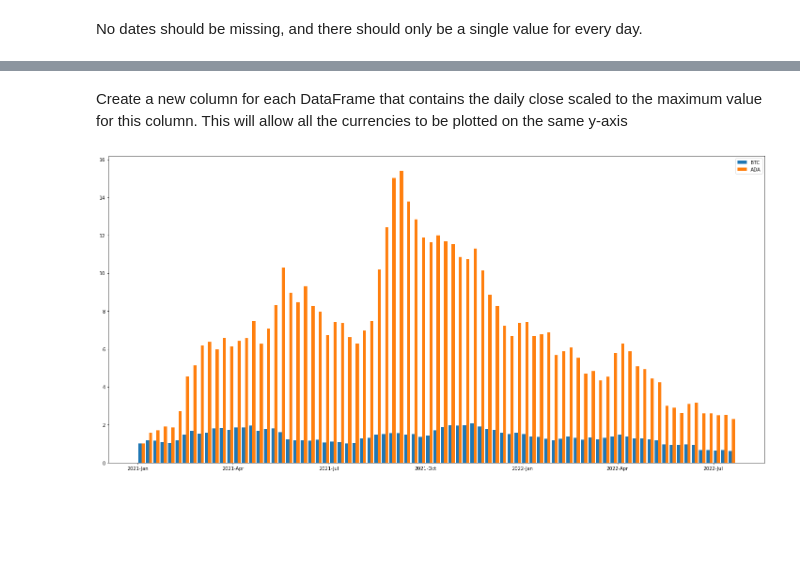
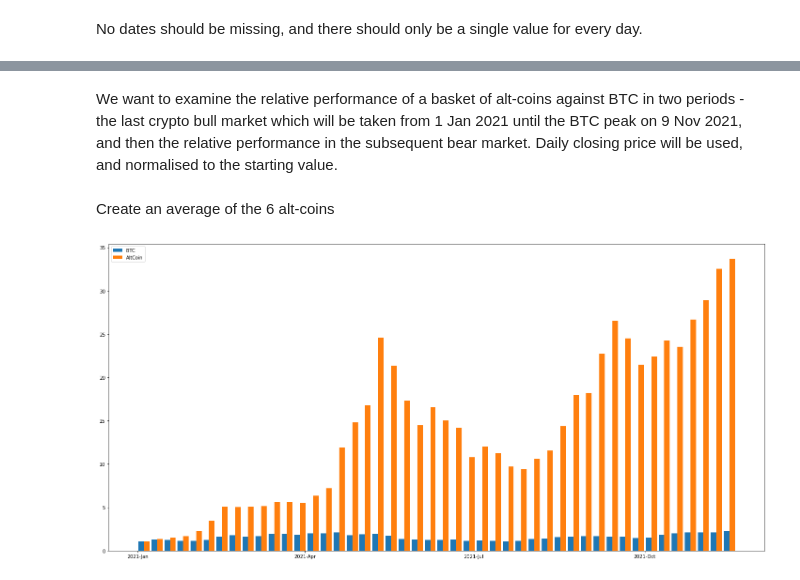
Before and after one commit to quantivfy/PublicNotebooks, a Jupyter notebook: Crypto2/Crypto.ipynb, the cells around one changed output, grey strips where cells are left out. Saved outputs shown, nothing was run; the diff lists cells and outputs as text; code cells hidden in the pictures; blank space fills up the shorter version.

Commit message:
Updated chart

```diff
--- a/Crypto2/Crypto.ipynb
+++ b/Crypto2/Crypto.ipynb
@@ -10,8 +56,10 @@ Bring in the crypto datasets.  These are the max historical data from Yahoo fina
 # %%
-ada = pd.read_csv('ADA-USD.csv', parse_dates=True, index_col=[0])
+aave = pd.read_csv('AAVE-USD.csv', parse_dates=True, index_col=[0])
+atom = pd.read_csv('ATOM-USD.csv', parse_dates=True, index_col=[0])
 btc = pd.read_csv('BTC-USD.csv', parse_dates=True, index_col=[0])
+cro = pd.read_csv('CRO-USD.csv', parse_dates=True, index_col=[0])
 doge = pd.read_csv('DOGE-USD.csv', parse_dates=True, index_col=[0])
-eth = pd.read_csv('ETH-USD.csv', parse_dates=True, index_col=[0])
+miota = pd.read_csv('MIOTA-USD.csv', parse_dates=True, index_col=[0])
 sol= pd.read_csv('SOL-USD.csv', parse_dates=True, index_col=[0])
 # %% [markdown]
 We aren't expecting any missing values, so check all DataFrames for NaN
@@ -66,36 +138,41 @@ Every day is present for SOL: True
-# %% [markdown]
-Create a new column for each DataFrame that contains the daily close scaled to the maximum value for this column.  This will allow all the currencies to be plotted on the same y-axis
+# %% [markdown]
+We want to examine the relative performance of a basket of alt-coins against BTC in two periods - the last crypto bull market which will be taken from 1 Jan 2021 until the BTC peak on 9 Nov 2021, and then the relative performance in the subsequent bear market.  Daily closing price will be used, and normalised to the starting value.
+# %%
+def CreateBullMarketDf(df):
+    dfBull = df[(df.index >= '2021-01-01') & (df.index <= '2021-11-9')].copy()
+    dfBull['RelativeClose'] = dfBull.Close / dfBull.Close.iloc[0]
+    return dfBull
+
+btcBull = CreateBullMarketDf(btc)
+# %% [markdown]
+Create an average of the 6 alt-coins
+# %%
+aaveBull = CreateBullMarketDf(aave)
+atomBull = CreateBullMarketDf(atom)
+croBull = CreateBullMarketDf(cro)
+dogeBull = CreateBullMarketDf(doge)
+miotaBull = CreateBullMarketDf(miota)
+solBull = CreateBullMarketDf(sol)
+
+atlCoinIndex = ((aaveBull.RelativeClose + atomBull.RelativeClose + croBull.RelativeClose +
+    dogeBull.RelativeClose + miotaBull.RelativeClose + solBull.RelativeClose) / 6).to_frame('RelativeClose')
 # %%
-ada2021 = ada[ada.index >= '2021-01-01'].resample('W').mean()
-btc2021 = btc[btc.index >= '2021-01-01'].resample('W').mean()
-doge2021 = doge[doge.index >= '2021-01-01'].resample('W').mean()
-eth2021 = eth[eth.index >= '2021-01-01'].resample('W').mean()
-sol2021 = sol[sol.index >= '2021-01-01'].resample('W').mean()
+atlCoinIndexWeekly = atlCoinIndex.resample('W').mean()
+btcBullWeekly = btcBull.resample('W').mean()
 
-def AddScaledClose(df):
-    df['ScaledClose']= df.Close / df.Close.iloc[0]
-
-
-AddScaledClose(ada2021)
-AddScaledClose(btc2021)
-AddScaledClose(doge2021)
-AddScaledClose(eth2021)
-AddScaledClose(sol2021)
-
-
-def PlotPairs(df1, df1Name, df2, df2Name, colName = 'ScaledClose'):
+def PlotPairs(df1, df1Name, df2, df2Name, colName = 'RelativeClose'):
     width=3
     shift = pd.to_timedelta('3D')
     fig, ax = plt.subplots(figsize=(25,12))
     ax.xaxis.set_major_locator(mdates.MonthLocator(bymonth=range(1,12,3)))
     ax.xaxis.set_major_formatter(mdates.DateFormatter('%Y-%b'))
 
     ax.bar(df1.index, df1[colName], label=df1Name, width=width)
     ax.bar(df2.index+shift, df2[colName], label=df2Name, width=width)
 
     plt.legend()
     plt.show()
 
-PlotPairs(btc2021, 'BTC', ada2021, 'ADA')
+PlotPairs(btcBullWeekly, 'BTC', atlCoinIndexWeekly, 'AltCoin')
 # %% [output]
-[figure, old version]
+[figure, new version]
```
Also changed, not shown: parts of 13 cells of this notebook.
